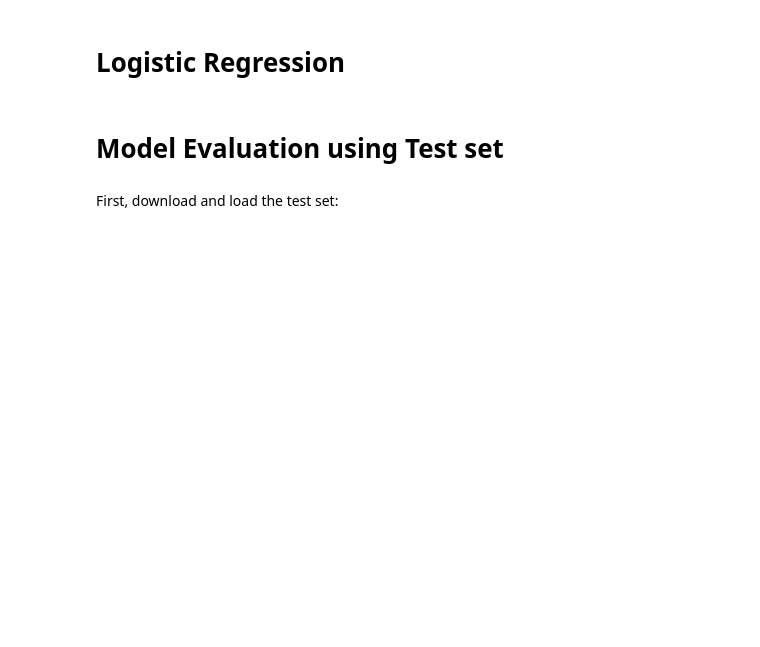
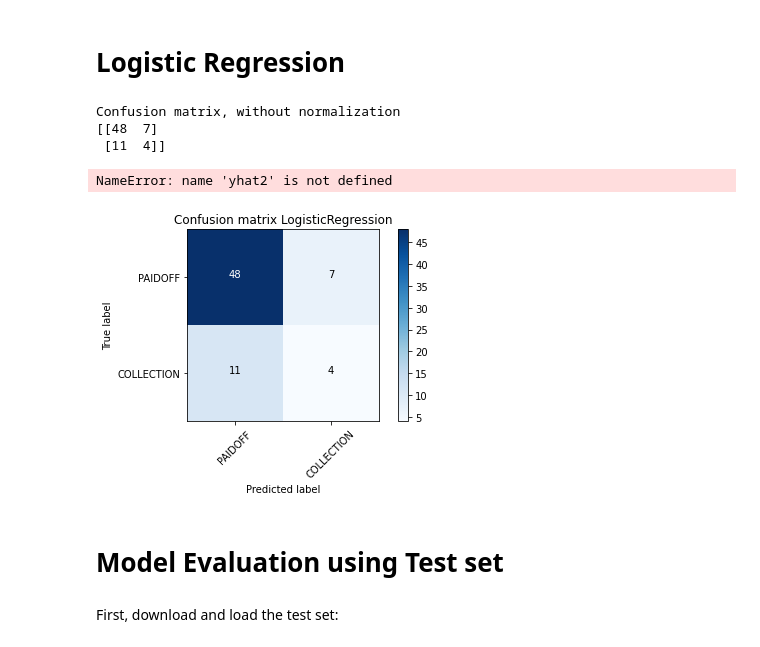
Before and after one commit to At-ctrl/cousera-capstone-project, a Jupyter notebook: ML_LoanProject_Coursera.ipynb, the cells around one changed output. Drawn from its saved outputs; the diff is of its cells as text; code cells hidden in the pictures; blank space fills up the shorter version.

```diff
--- a/ML_LoanProject_Coursera.ipynb
+++ b/ML_LoanProject_Coursera.ipynb
@@ -385,5 +488,33 @@ DecisionTrees's Accuracy:  0.6142857142857143
 # %% [markdown]
 # Logistic Regression
+# %%
+from sklearn.linear_model import LogisticRegression
+from sklearn.metrics import confusion_matrix
+LR = LogisticRegression(C=0.01, solver='liblinear').fit(X_train,y_train)
+
+# Now we can predict using our test set:
+yhat = LR.predict(X_test)
+#%% Plot non-normalized confusion matrix
+plt.figure()
+plot_confusion_matrix(cnf_matrix, classes=['PAIDOFF','COLLECTION'], normalize= False,  title='Confusion matrix LogisticRegression')
+
+#%% Evaluation
+# jaccard index
+# Let's try the jaccard index for accuracy evaluation.
+# We can define jaccard as the size of the intersection divided by the size of the union of the two label sets.
+# If the entire set of predicted labels for a sample strictly match with the true set of labels,
+# then the subset accuracy is 1.0; otherwise it is 0.0.
+print("Avg F1-score_LR: %.4f" % f1_score(y_test, yhat, average='weighted'))
+print("Jaccard score_LR: %.4f" % jaccard_score(y_test, yhat,pos_label=0))
+#%% confusion matrix
+# Another way of looking at the accuracy of the classifier is to look at confusion matrix.
+print (classification_report(y_test, yhat))
+# %% [output]
+Confusion matrix, without normalization
+[[48  7]
+ [11  4]]
+NameError: name 'yhat2' is not defined
+[figure, added]
 # %% [markdown]
 # Model Evaluation using Test set
 # %%
```
Also changed, not shown: parts of 6 cells of this notebook.
